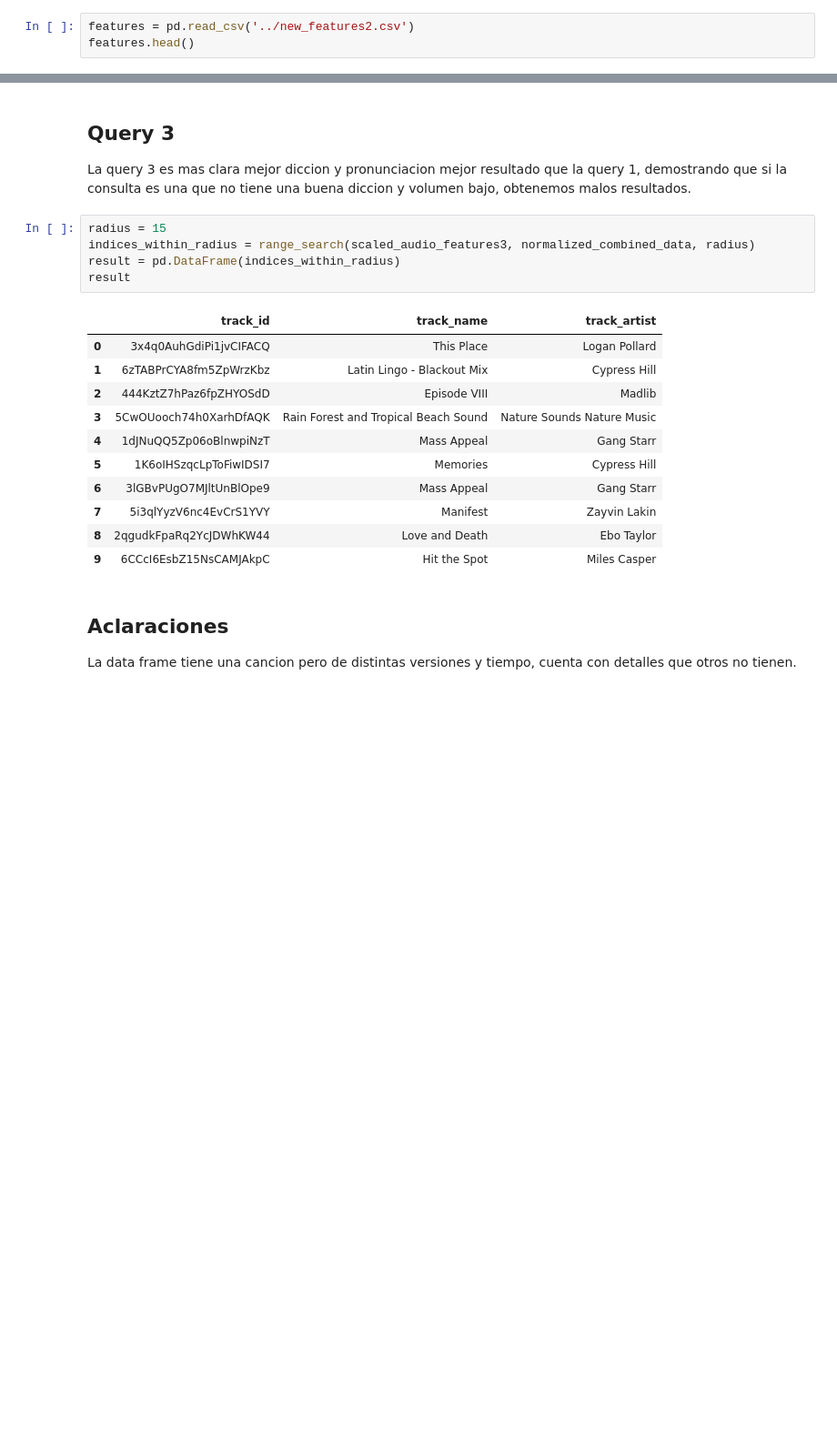
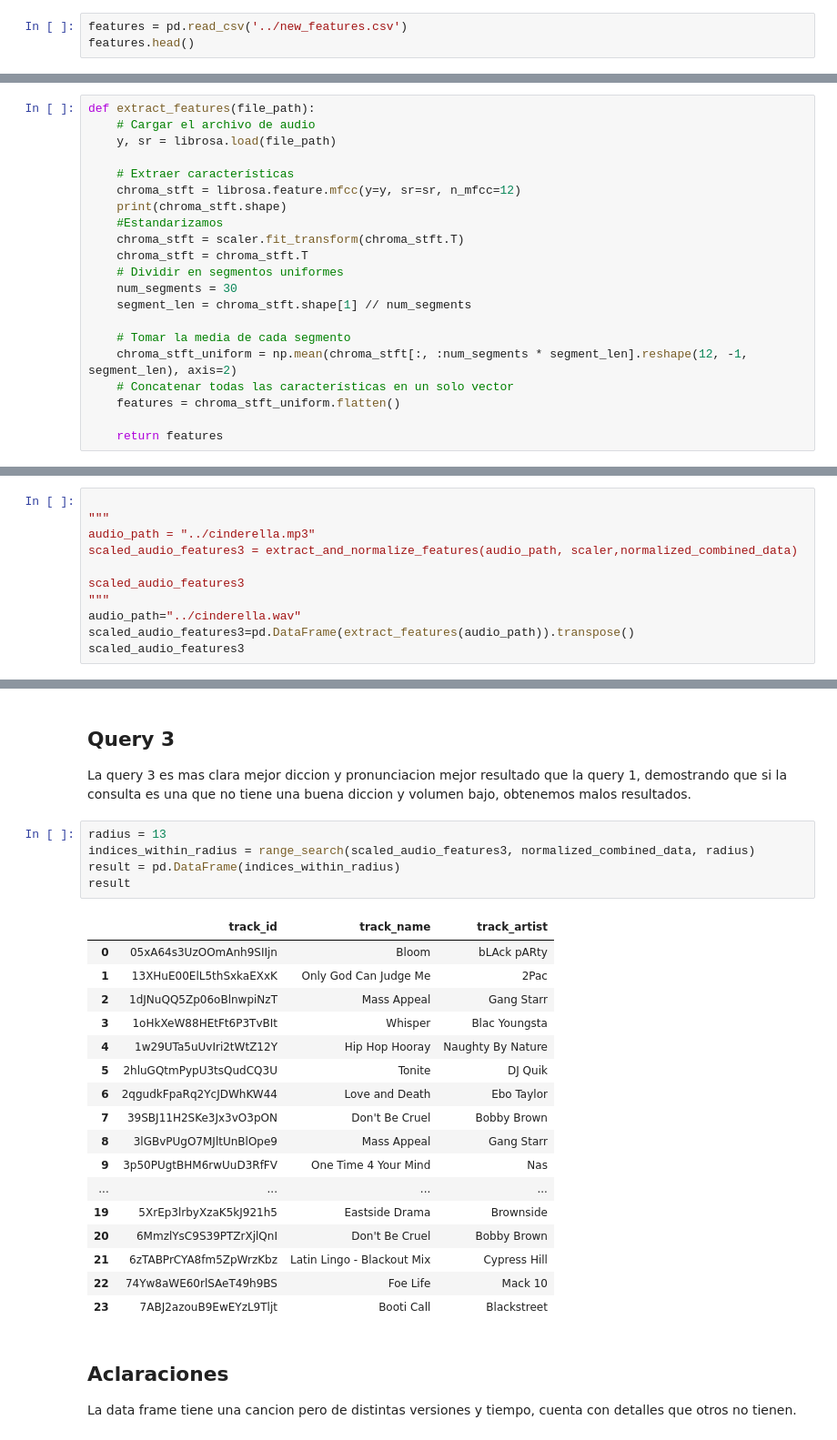
Before and after one commit to MatiasMaravi/BD2-Project2, a Jupyter notebook: knn/knn.ipynb, the cells around one changed output, grey strips where cells are left out. Shown: that part at 91% size. Drawn from its saved outputs; the diff is of its cells as text; blank space fills up the shorter version.

```diff
--- a/knn/knn.ipynb
+++ b/knn/knn.ipynb
@@ -25,7 +25,7 @@ songs.head()
 # %% [markdown]
 Cargamos el csv de vector caracteristico de las canciones
 # %%
-features = pd.read_csv('../new_features2.csv')
+features = pd.read_csv('../new_features.csv')
 features.head()
 # %% [output]
 |  | track_id | f1 | f2 | f3 | f4 | f5 | f6 | f7 | f8 | f9 | ... | ... |
@@ -441,3 +413,24 @@ def extract_and_normalize_features(audio_path, normalized_combined_data):
+# %%
+def extract_features(file_path):
+    # Cargar el archivo de audio
+    y, sr = librosa.load(file_path)
+
+    # Extraer características
+    chroma_stft = librosa.feature.mfcc(y=y, sr=sr, n_mfcc=12)
+    print(chroma_stft.shape)
+    #Estandarizamos
+    chroma_stft = scaler.fit_transform(chroma_stft.T)
+    chroma_stft = chroma_stft.T
+    # Dividir en segmentos uniformes
+    num_segments = 30
+    segment_len = chroma_stft.shape[1] // num_segments
+
+    # Tomar la media de cada segmento
+    chroma_stft_uniform = np.mean(chroma_stft[:, :num_segments * segment_len].reshape(12, -1, segment_len), axis=2)
+    # Concatenar todas las características en un solo vector
+    features = chroma_stft_uniform.flatten()
+
+    return features
 # %% [markdown]
 Consulta 2
 # %%
@@ -502,0 +481,11 @@ scaled_audio_features3
+# %%
+
+"""
+audio_path = "../cinderella.mp3"
+scaled_audio_features3 = extract_and_normalize_features(audio_path, scaler,normalized_combined_data)
+
+scaled_audio_features3
+"""
+audio_path="../cinderella.wav"
+scaled_audio_features3=pd.DataFrame(extract_features(audio_path)).transpose()
+scaled_audio_features3
@@ -714,22 +844,28 @@ result
 ## Query 3
 La query 3 es mas clara mejor diccion y pronunciacion mejor resultado que la query 1, demostrando que si la consulta es una que no tiene una buena diccion y volumen bajo, obtenemos malos resultados.
 # %%
-radius = 15
+radius = 13
 indices_within_radius = range_search(scaled_audio_features3, normalized_combined_data, radius)
 result = pd.DataFrame(indices_within_radius)
 result
 # %% [output]
 |  | track_id | track_name | track_artist |
-| 0 | 3x4q0AuhGdiPi1jvCIFACQ | This Place | Logan Pollard |
-| 1 | 6zTABPrCYA8fm5ZpWrzKbz | Latin Lingo - Blackout Mix | Cypress Hill |
-| 2 | 444KztZ7hPaz6fpZHYOSdD | Episode VIII | Madlib |
-| 3 | 5CwOUooch74h0XarhDfAQK | Rain Forest and Tropical Beach Sound | Nature Sounds Nature Music |
-| 4 | 1dJNuQQ5Zp06oBlnwpiNzT | Mass Appeal | Gang Starr |
-| 5 | 1K6oIHSzqcLpToFiwIDSI7 | Memories | Cypress Hill |
-| 6 | 3lGBvPUgO7MJltUnBlOpe9 | Mass Appeal | Gang Starr |
-| 7 | 5i3qlYyzV6nc4EvCrS1YVY | Manifest | Zayvin Lakin |
-| 8 | 2qgudkFpaRq2YcJDWhKW44 | Love and Death | Ebo Taylor |
-| 9 | 6CCcI6EsbZ15NsCAMJAkpC | Hit the Spot | Miles Casper |
+| 0 | 05xA64s3UzOOmAnh9SIIjn | Bloom | bLAck pARty |
+| 1 | 13XHuE00ElL5thSxkaEXxK | Only God Can Judge Me | 2Pac |
+| 2 | 1dJNuQQ5Zp06oBlnwpiNzT | Mass Appeal | Gang Starr |
+| 3 | 1oHkXeW88HEtFt6P3TvBIt | Whisper | Blac Youngsta |
+| 4 | 1w29UTa5uUvIri2tWtZ12Y | Hip Hop Hooray | Naughty By Nature |
+| 5 | 2hluGQtmPypU3tsQudCQ3U | Tonite | DJ Quik |
+| 6 | 2qgudkFpaRq2YcJDWhKW44 | Love and Death | Ebo Taylor |
+| 7 | 39SBJ11H2SKe3Jx3vO3pON | Don't Be Cruel | Bobby Brown |
+| 8 | 3lGBvPUgO7MJltUnBlOpe9 | Mass Appeal | Gang Starr |
+| 9 | 3p50PUgtBHM6rwUuD3RfFV | One Time 4 Your Mind | Nas |
+| ... | ... | ... | ... |
+| 19 | 5XrEp3lrbyXzaK5kJ921h5 | Eastside Drama | Brownside |
+| 20 | 6MmzlYsC9S39PTZrXjlQnI | Don't Be Cruel | Bobby Brown |
+| 21 | 6zTABPrCYA8fm5ZpWrzKbz | Latin Lingo - Blackout Mix | Cypress Hill |
+| 22 | 74Yw8aWE60rlSAeT49h9BS | Foe Life | Mack 10 |
+| 23 | 7ABJ2azouB9EwEYzL9Tljt | Booti Call | Blackstreet |
 # %% [markdown]
 ## Aclaraciones
 
```
Also changed, not shown: parts of 39 cells of this notebook, 8 other files.
